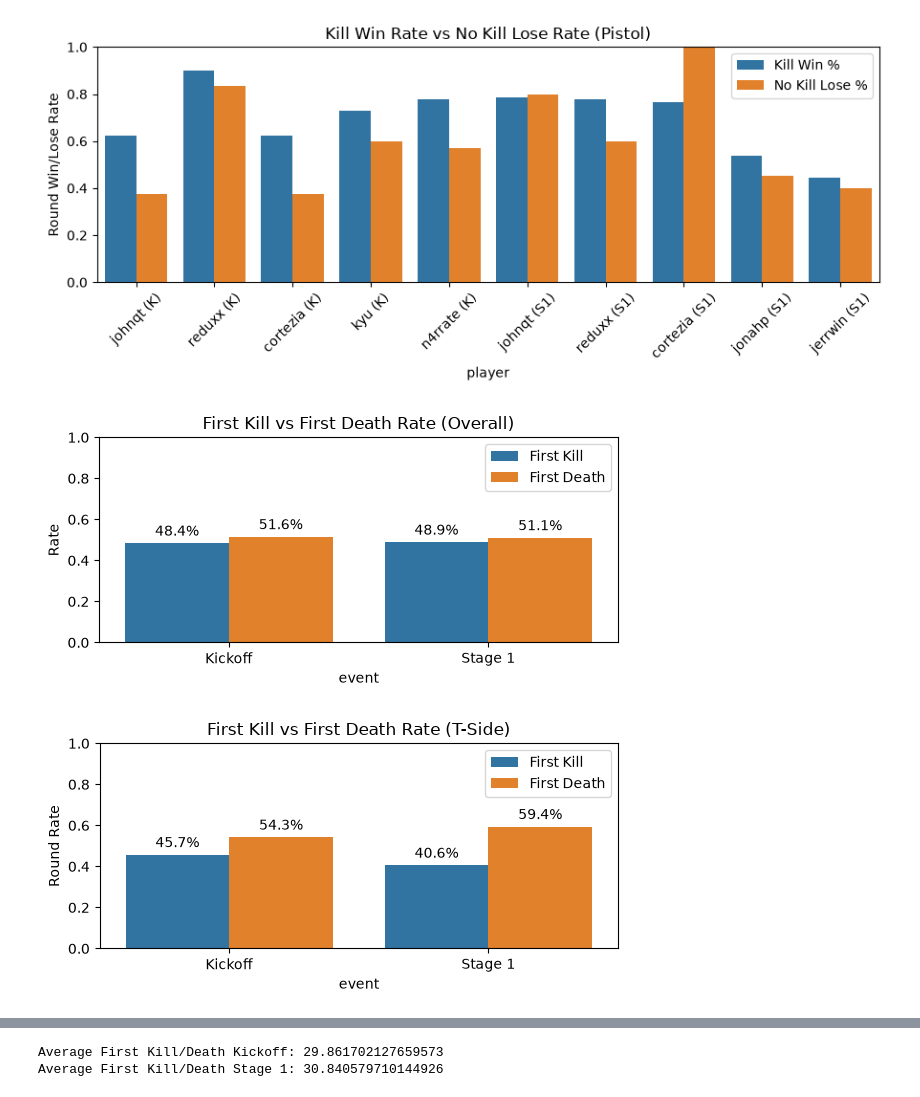
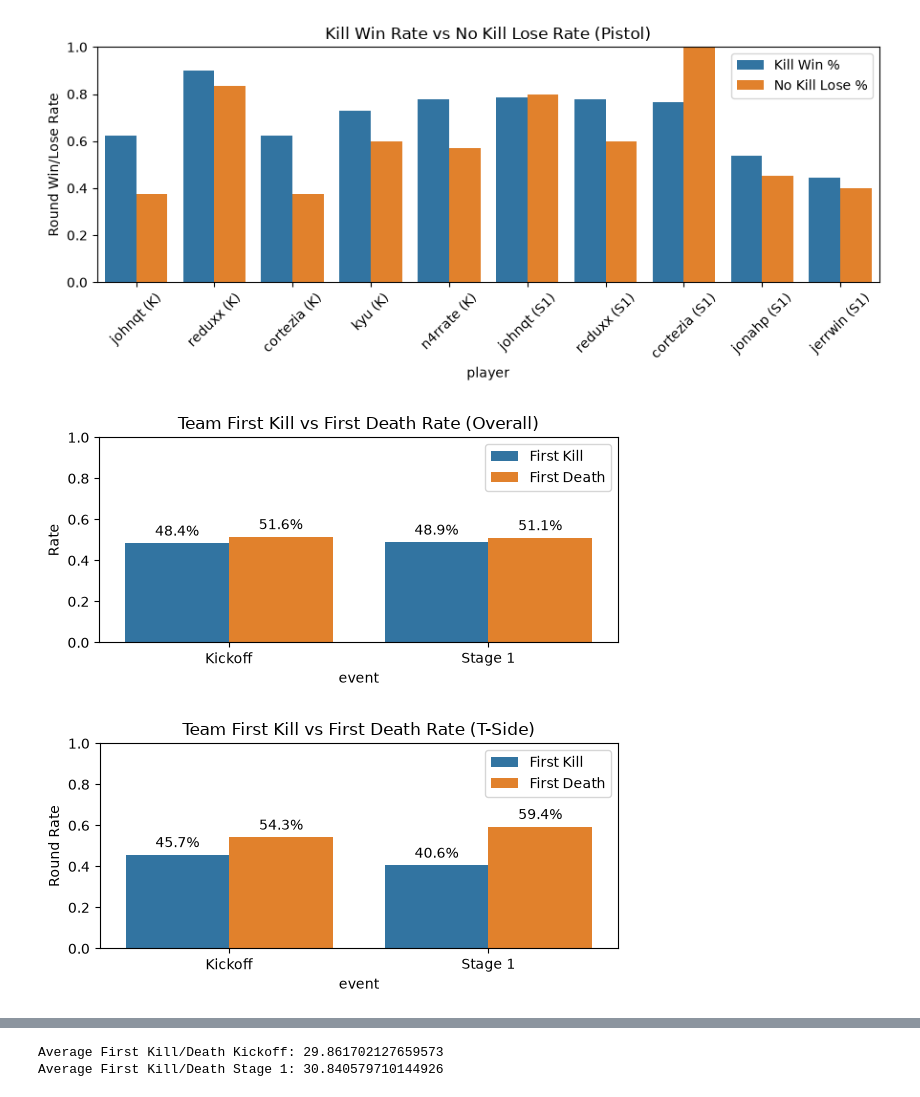
Before and after one commit to reeantran/sentinels_data_analysis, a Jupyter notebook: analysis.ipynb, the cells around one changed output, grey strips where cells are left out. Cells and saved outputs as stored; diff of their text form; code cells hidden in the pictures.

```diff
--- a/analysis.ipynb
+++ b/analysis.ipynb
@@ -610,33 +610,33 @@ plt.show()
 # %%
 adv_k = overall_k.dropna(subset=['fk_player'])
 adv_s1 = overall_s1.dropna(subset=['fk_player'])
 disadv_k = overall_k.dropna(subset=['fd_player'])
 disadv_s1 = overall_s1.dropna(subset=['fd_player'])
 
 adv_k_r = len(adv_k.index) / len(overall_k.index)
 adv_s1_r = len(adv_s1.index) / len(overall_s1.index)
 disadv_k_r = len(disadv_k.index) / len(overall_k.index)
 disadv_s1_r = len(disadv_s1.index) / len(overall_s1.index)
 
 plot_df = pd.DataFrame({
     'event': ['Kickoff', 'Kickoff', 'Stage 1', 'Stage 1'],
     'side': ['First Kill', 'First Death', 'First Kill', 'First Death'],
     'rate': [adv_k_r, disadv_k_r, adv_s1_r, disadv_s1_r]
 })
 
 plt.figure(figsize=(6, 3))
 ax = sns.barplot(data=plot_df, x='event', y='rate', hue='side')
 for container in ax.containers:
     labels = [f'{v.get_height()*100:.1f}%' for v in container]
     ax.bar_label(container, labels=labels, padding=3)
 plt.ylabel('Rate')
-plt.title('First Kill vs First Death Rate (Overall)')
+plt.title('Team First Kill vs First Death Rate (Overall)')
 plt.ylim(0, 1)
 plt.legend()
 plt.tight_layout()
 plt.show()
 # %% [output]
-[figure, old version]
+[figure, new version]
 # %%
 t_adv_k = t_side_k.dropna(subset=['fk_player'])
 t_adv_s1 = t_side_s1.dropna(subset=['fk_player'])
@@ -660,13 +660,13 @@ for container in ax.containers:
     labels = [f'{v.get_height()*100:.1f}%' for v in container]
     ax.bar_label(container, labels=labels, padding=3)
 plt.ylabel('Round Rate')
-plt.title('First Kill vs First Death Rate (T-Side)')
+plt.title('Team First Kill vs First Death Rate (T-Side)')
 plt.ylim(0, 1)
 plt.legend()
 plt.tight_layout()
 plt.show()
 # %% [output]
-[figure, old version]
+[figure, new version]
 # %%
 ct_adv_k = ct_side_k.dropna(subset=['fk_player'])
 ct_adv_s1 = ct_side_s1.dropna(subset=['fk_player'])
```
Also changed, not shown: parts of 14 cells of this notebook.
